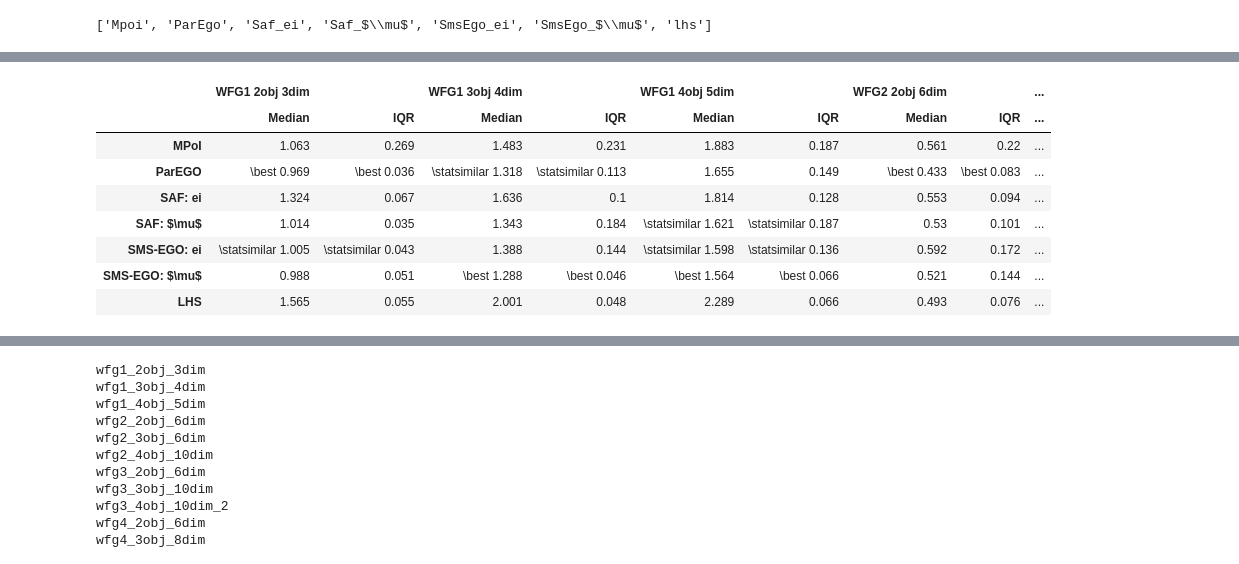
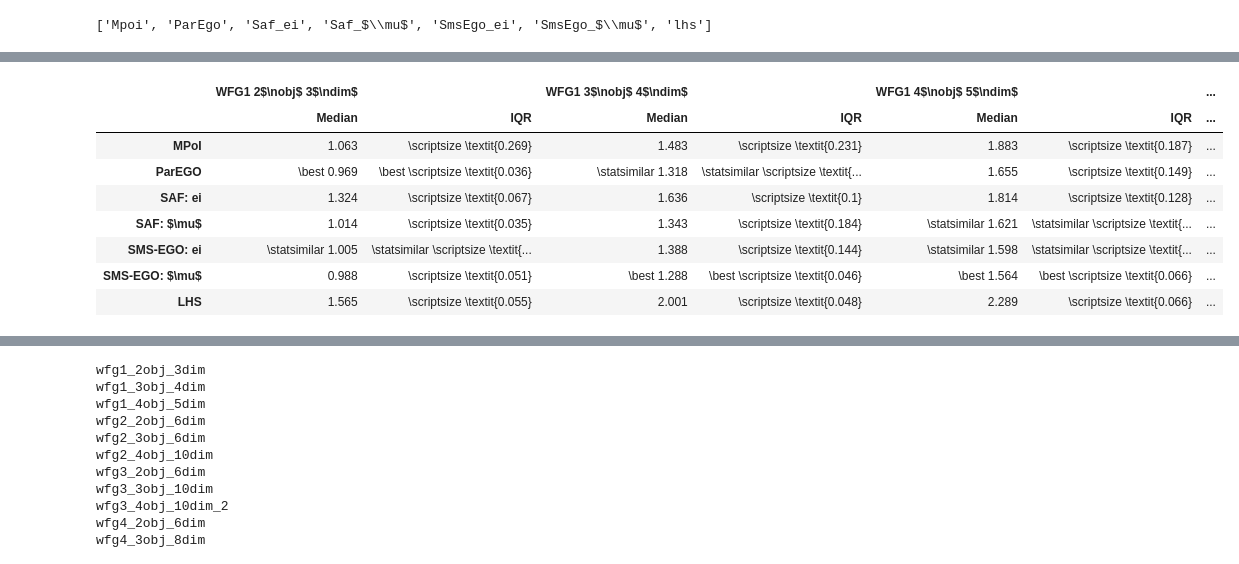
Before and after one commit to FinleyGibson/SAF_EMO, a Jupyter notebook: analytics/results_table/table.ipynb, the cells around one changed output, grey strips where cells are left out. Cells and saved outputs as stored; diff of their text form; code cells hidden in the pictures.

```diff
--- a/analytics/results_table/table.ipynb
+++ b/analytics/results_table/table.ipynb
@@ -65,7 +65,7 @@ def IQR(dist, axis):
 # %%
 def gen_table(d, result_min=0, result_max=6):
     h, w = d.shape
-    headers = pd.MultiIndex.from_product([[c.replace('_', ' ').replace('wfg', 'WFG') for c in chosen_results[result_min:result_max]], ['Median', 'IQR']])
+    headers = pd.MultiIndex.from_product([[c.replace('_', ' ').replace('wfg', 'WFG').replace('obj', '$\nobj$').replace('dim', '$\ndim$') for c in chosen_results[result_min:result_max]], ['Median', 'IQR']])
     df = pd.DataFrame(data=d.round(3).astype(str), index=true_names, columns=headers)
     return df, d
 # %%
@@ -160,6 +160,7 @@ optimisers
 # %%
 d, bm, em = gen_table_matrix('hypervolume', result_min=0, result_max=6)
 T_hv_1= gen_table(d, result_min=0, result_max=6)[0]
+T_hv_1[T_hv_1.columns[1::2]] = '\scriptsize \textit{'+T_hv_1[T_hv_1.columns[1::2]]+'}'
 T_hv_1 = add_com(T_hv_1, bm, r'\best ')
 T_hv_1 = add_com(T_hv_1, em, r'\statsimilar ')
 with open(os.path.join(REPORT_TABLE_DIR, 'hv_table_1.tex'), "w") as outfile:
@@ -178,6 +179,7 @@ T_hv_1
 # %%
 d, bm, em = gen_table_matrix('hypervolume', result_min=6, result_max=12)
 T_hv_2= gen_table(d, result_min=6, result_max=12)[0]
+T_hv_2[T_hv_2.columns[1::2]] = '\scriptsize \textit{'+T_hv_2[T_hv_2.columns[1::2]]+'}'
 T_hv_2 = add_com(T_hv_2, bm, r'\best ')
 T_hv_2 = add_com(T_hv_2, em, r'\statsimilar ')
 with open(os.path.join(REPORT_TABLE_DIR, 'hv_table_2.tex'), "w") as outfile:
@@ -196,9 +198,11 @@ T_hv_2
 # %%
 d, bm, em = gen_table_matrix('hypervolume', result_min=12, result_max=18)
 T_hv_3= gen_table(d, result_min=12, result_max=18)[0]
+T_hv_3[T_hv_3.columns[1::2]] = '\scriptsize \textit{'+T_hv_3[T_hv_3.columns[1::2]]+'}'
 T_hv_3 = add_com(T_hv_3, bm, r'\best ')
 T_hv_3 = add_com(T_hv_3, em, r'\statsimilar ')
 with open(os.path.join(REPORT_TABLE_DIR, 'hv_table_3.tex'), "w") as outfile:
     print(T_hv_3.to_latex(index=True, escape=False), file=outfile)
+
 T_hv_3
 # %% [output]
@@ -214,21 +218,23 @@ T_hv_3
 # %%
 d, bm, em = gen_table_matrix('igd+', result_min=0, result_max=6)
 T_igd_1= gen_table(d, result_min=0, result_max=6)[0]
+T_igd_1[T_igd_1.columns[1::2]] = '\scriptsize \textit{'+T_igd_1[T_igd_1.columns[1::2]]+'}'
 T_igd_1 = add_com(T_igd_1, bm, r'\best ')
 T_igd_1 = add_com(T_igd_1, em, r'\statsimilar ')
 with open(os.path.join(REPORT_TABLE_DIR, 'igd_table_1.tex'), "w") as outfile:
     print(T_igd_1.to_latex(index=True, escape=False), file=outfile)
+
 T_igd_1
 # %% [output]
-|  | WFG1 2obj 3dim |  | WFG1 3obj 4dim |  | WFG1 4obj 5dim |  | WFG2 2obj 6dim |  | ... |
-|  | Median | IQR | Median | IQR | Median | IQR | Median | IQR | ... |
-| MPoI | 1.063 | 0.269 | 1.483 | 0.231 | 1.883 | 0.187 | 0.561 | 0.22 | ... |
-| ParEGO | \best 0.969 | \best 0.036 | \statsimilar 1.318 | \statsimilar 0.113 | 1.655 | 0.149 | \best 0.433 | \best 0.083 | ... |
-| SAF: ei | 1.324 | 0.067 | 1.636 | 0.1 | 1.814 | 0.128 | 0.553 | 0.094 | ... |
-| SAF: $\mu$ | 1.014 | 0.035 | 1.343 | 0.184 | \statsimilar 1.621 | \statsimilar 0.187 | 0.53 | 0.101 | ... |
-| SMS-EGO: ei | \statsimilar 1.005 | \statsimilar 0.043 | 1.388 | 0.144 | \statsimilar 1.598 | \statsimilar 0.136 | 0.592 | 0.172 | ... |
-| SMS-EGO: $\mu$ | 0.988 | 0.051 | \best 1.288 | \best 0.046 | \best 1.564 | \best 0.066 | 0.521 | 0.144 | ... |
-| LHS | 1.565 | 0.055 | 2.001 | 0.048 | 2.289 | 0.066 | 0.493 | 0.076 | ... |
+|  | WFG1 2$\nobj$ 3$\ndim$ |  | WFG1 3$\nobj$ 4$\ndim$ |  | WFG1 4$\nobj$ 5$\ndim$ |  | ... |
+|  | Median | IQR | Median | IQR | Median | IQR | ... |
+| MPoI | 1.063 | \scriptsize \textit{0.269} | 1.483 | \scriptsize \textit{0.231} | 1.883 | \scriptsize \textit{0.187} | ... |
+| ParEGO | \best 0.969 | \best \scriptsize \textit{0.036} | \statsimilar 1.318 | \statsimilar \scriptsize \textit{... | 1.655 | \scriptsize \textit{0.149} | ... |
+| SAF: ei | 1.324 | \scriptsize \textit{0.067} | 1.636 | \scriptsize \textit{0.1} | 1.814 | \scriptsize \textit{0.128} | ... |
+| SAF: $\mu$ | 1.014 | \scriptsize \textit{0.035} | 1.343 | \scriptsize \textit{0.184} | \statsimilar 1.621 | \statsimilar \scriptsize \textit{... | ... |
+| SMS-EGO: ei | \statsimilar 1.005 | \statsimilar \scriptsize \textit{... | 1.388 | \scriptsize \textit{0.144} | \statsimilar 1.598 | \statsimilar \scriptsize \textit{... | ... |
+| SMS-EGO: $\mu$ | 0.988 | \scriptsize \textit{0.051} | \best 1.288 | \best \scriptsize \textit{0.046} | \best 1.564 | \best \scriptsize \textit{0.066} | ... |
+| LHS | 1.565 | \scriptsize \textit{0.055} | 2.001 | \scriptsize \textit{0.048} | 2.289 | \scriptsize \textit{0.066} | ... |
 # %%
 d, bm, em = gen_table_matrix('igd+', result_min=6, result_max=12)
 T_igd_2= gen_table(d, result_min=6, result_max=12)[0]
```
Also changed, not shown: parts of 7 cells of this notebook, 13 other files.
